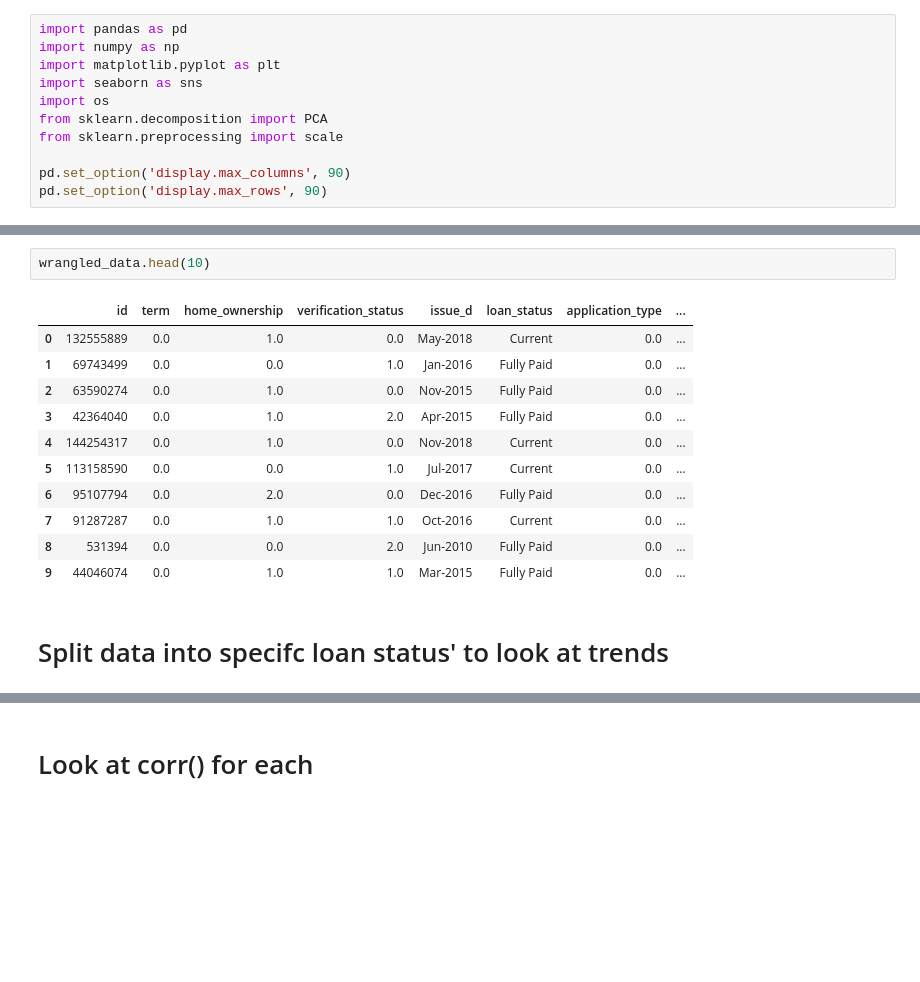
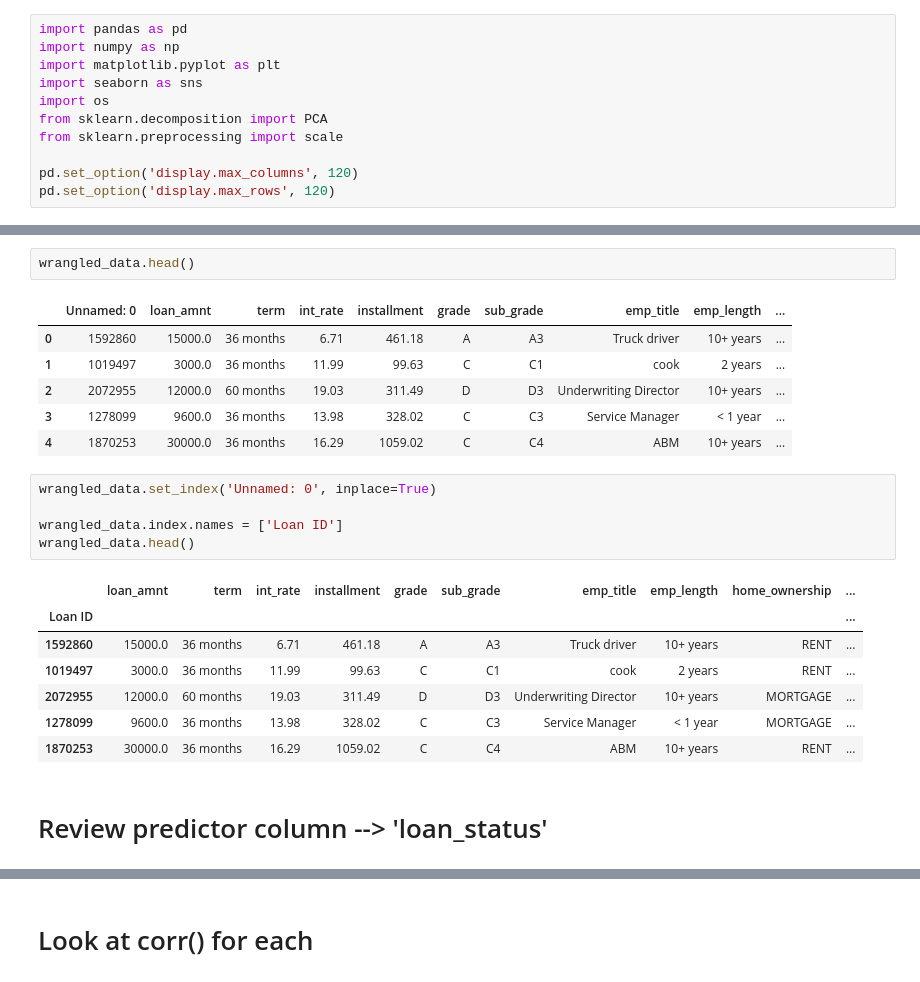
Before and after one commit to jjobes90/Loan-Approval, a Jupyter notebook: EDA_second_capstone.ipynb, the cells around one changed output, grey strips where cells are left out. Drawn from its saved outputs; the diff is of its cells as text; blank space fills up the shorter version.

```diff
--- a/EDA_second_capstone.ipynb
+++ b/EDA_second_capstone.ipynb
@@ -7,5 +7,5 @@ import os
 from sklearn.decomposition import PCA
 from sklearn.preprocessing import scale
 
-pd.set_option('display.max_columns', 90)
-pd.set_option('display.max_rows', 90)
+pd.set_option('display.max_columns', 120)
+pd.set_option('display.max_rows', 120)
@@ -17,19 +19,27 @@ wrangled_data.shape
 # %%
-wrangled_data.head(10)
+wrangled_data.head()
 # %% [output]
-|  | id | term | home_ownership | verification_status | issue_d | loan_status | application_type | ... |
-| 0 | 132555889 | 0.0 | 1.0 | 0.0 | May-2018 | Current | 0.0 | ... |
-| 1 | 69743499 | 0.0 | 0.0 | 1.0 | Jan-2016 | Fully Paid | 0.0 | ... |
-| 2 | 63590274 | 0.0 | 1.0 | 0.0 | Nov-2015 | Fully Paid | 0.0 | ... |
-| 3 | 42364040 | 0.0 | 1.0 | 2.0 | Apr-2015 | Fully Paid | 0.0 | ... |
-| 4 | 144254317 | 0.0 | 1.0 | 0.0 | Nov-2018 | Current | 0.0 | ... |
-| 5 | 113158590 | 0.0 | 0.0 | 1.0 | Jul-2017 | Current | 0.0 | ... |
-| 6 | 95107794 | 0.0 | 2.0 | 0.0 | Dec-2016 | Fully Paid | 0.0 | ... |
-| 7 | 91287287 | 0.0 | 1.0 | 1.0 | Oct-2016 | Current | 0.0 | ... |
-| 8 | 531394 | 0.0 | 0.0 | 2.0 | Jun-2010 | Fully Paid | 0.0 | ... |
-| 9 | 44046074 | 0.0 | 1.0 | 1.0 | Mar-2015 | Fully Paid | 0.0 | ... |
+|  | Unnamed: 0 | loan_amnt | term | int_rate | installment | grade | sub_grade | emp_title | emp_length | ... |
+| 0 | 1592860 | 15000.0 | 36 months | 6.71 | 461.18 | A | A3 | Truck driver | 10+ years | ... |
+| 1 | 1019497 | 3000.0 | 36 months | 11.99 | 99.63 | C | C1 | cook | 2 years | ... |
+| 2 | 2072955 | 12000.0 | 60 months | 19.03 | 311.49 | D | D3 | Underwriting Director | 10+ years | ... |
+| 3 | 1278099 | 9600.0 | 36 months | 13.98 | 328.02 | C | C3 | Service Manager | < 1 year | ... |
+| 4 | 1870253 | 30000.0 | 36 months | 16.29 | 1059.02 | C | C4 | ABM | 10+ years | ... |
-# %% [markdown]
-# Split data into specifc loan status' to look at trends
+# %%
+wrangled_data.set_index('Unnamed: 0', inplace=True)
+
+wrangled_data.index.names = ['Loan ID']
+wrangled_data.head()
+# %% [output]
+|  | loan_amnt | term | int_rate | installment | grade | sub_grade | emp_title | emp_length | home_ownership | ... |
+| Loan ID |  |  |  |  |  |  |  |  |  | ... |
+| 1592860 | 15000.0 | 36 months | 6.71 | 461.18 | A | A3 | Truck driver | 10+ years | RENT | ... |
+| 1019497 | 3000.0 | 36 months | 11.99 | 99.63 | C | C1 | cook | 2 years | RENT | ... |
+| 2072955 | 12000.0 | 60 months | 19.03 | 311.49 | D | D3 | Underwriting Director | 10+ years | MORTGAGE | ... |
+| 1278099 | 9600.0 | 36 months | 13.98 | 328.02 | C | C3 | Service Manager | < 1 year | MORTGAGE | ... |
+| 1870253 | 30000.0 | 36 months | 16.29 | 1059.02 | C | C4 | ABM | 10+ years | RENT | ... |
+# %% [markdown]
+# Review predictor column --> 'loan_status'
 # %%
 wrangled_data['loan_status'].value_counts()
 # %% [output]
```
Also changed, not shown: parts of 63 cells of this notebook.
